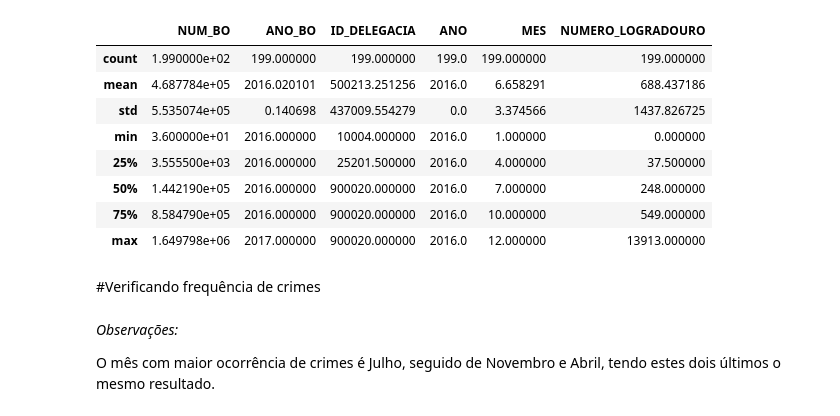
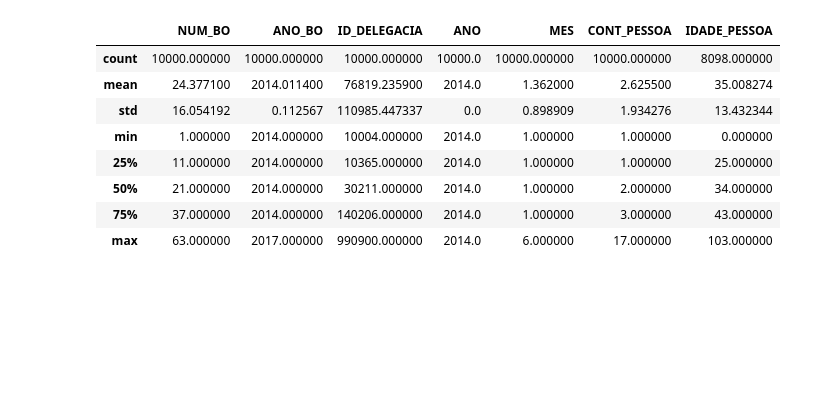
Before and after one commit to debora28/pi-2020.2, a Jupyter notebook: 07_12_Crime_E2.ipynb, the cells around one changed output. Drawn from its saved outputs; the diff is of its cells as text; code cells hidden in the pictures; blank space fills up the shorter version.

```diff
--- a/07_12_Crime_E2.ipynb
+++ b/07_12_Crime_E2.ipynb
@@ -14,0 +11,4 @@ Carregando o arquivo:
+# %%
+# Diretamente do GitHub (dataset 2014):
+url = 'https://raw.githubusercontent.com/debora28/pi-2020.2/main/2014-1-10mil.csv'
+data = pd.read_csv(url)
@@ -58,0 +80,2 @@ Podemos ver que 5 colunas retornaram True, ou seja, possuem pelo menos um valor
+# %%
+data['CONDUTA'].fillna('TRANSEUNTE', inplace=True)
@@ -58,0 +99,2 @@ Podemos ver que 5 colunas retornaram True, ou seja, possuem pelo menos um valor
+# %%
+data['LATITUDE'].fillna('-23.71286115', inplace=True)
@@ -58,0 +166,2 @@ Podemos ver que 5 colunas retornaram True, ou seja, possuem pelo menos um valor
+# %%
+data['LONGITUDE'].fillna('-46.78186771', inplace=True)
@@ -328,18 +239,12 @@ dtype: bool
 # %%
-data2.describe()
+data.describe()
 # %% [output]
-|  | NUM_BO | ANO_BO | ID_DELEGACIA | ANO | MES | NUMERO_LOGRADOURO |
-| count | 1.990000e+02 | 199.000000 | 199.000000 | 199.0 | 199.000000 | 199.000000 |
-| mean | 4.687784e+05 | 2016.020101 | 500213.251256 | 2016.0 | 6.658291 | 688.437186 |
-| std | 5.535074e+05 | 0.140698 | 437009.554279 | 0.0 | 3.374566 | 1437.826725 |
-| min | 3.600000e+01 | 2016.000000 | 10004.000000 | 2016.0 | 1.000000 | 0.000000 |
-| 25% | 3.555500e+03 | 2016.000000 | 25201.500000 | 2016.0 | 4.000000 | 37.500000 |
-| 50% | 1.442190e+05 | 2016.000000 | 900020.000000 | 2016.0 | 7.000000 | 248.000000 |
-| 75% | 8.584790e+05 | 2016.000000 | 900020.000000 | 2016.0 | 10.000000 | 549.000000 |
-| max | 1.649798e+06 | 2017.000000 | 900020.000000 | 2016.0 | 12.000000 | 13913.000000 |
+|  | NUM_BO | ANO_BO | ID_DELEGACIA | ANO | MES | CONT_PESSOA | IDADE_PESSOA |
+| count | 10000.000000 | 10000.000000 | 10000.000000 | 10000.0 | 10000.000000 | 10000.000000 | 8098.000000 |
+| mean | 24.377100 | 2014.011400 | 76819.235900 | 2014.0 | 1.362000 | 2.625500 | 35.008274 |
+| std | 16.054192 | 0.112567 | 110985.447337 | 0.0 | 0.898909 | 1.934276 | 13.432344 |
+| min | 1.000000 | 2014.000000 | 10004.000000 | 2014.0 | 1.000000 | 1.000000 | 0.000000 |
+| 25% | 11.000000 | 2014.000000 | 10365.000000 | 2014.0 | 1.000000 | 1.000000 | 25.000000 |
+| 50% | 21.000000 | 2014.000000 | 30211.000000 | 2014.0 | 1.000000 | 2.000000 | 34.000000 |
+| 75% | 37.000000 | 2014.000000 | 140206.000000 | 2014.0 | 1.000000 | 3.000000 | 43.000000 |
+| max | 63.000000 | 2017.000000 | 990900.000000 | 2014.0 | 6.000000 | 17.000000 | 103.000000 |
-# %% [markdown]
-#Verificando frequência de crimes
-# %% [markdown]
-*Observações:*
-
-O mês com maior ocorrência de crimes é Julho, seguido de Novembro e Abril, tendo estes dois últimos o mesmo resultado.
```
Also changed, not shown: parts of 65 cells of this notebook.
